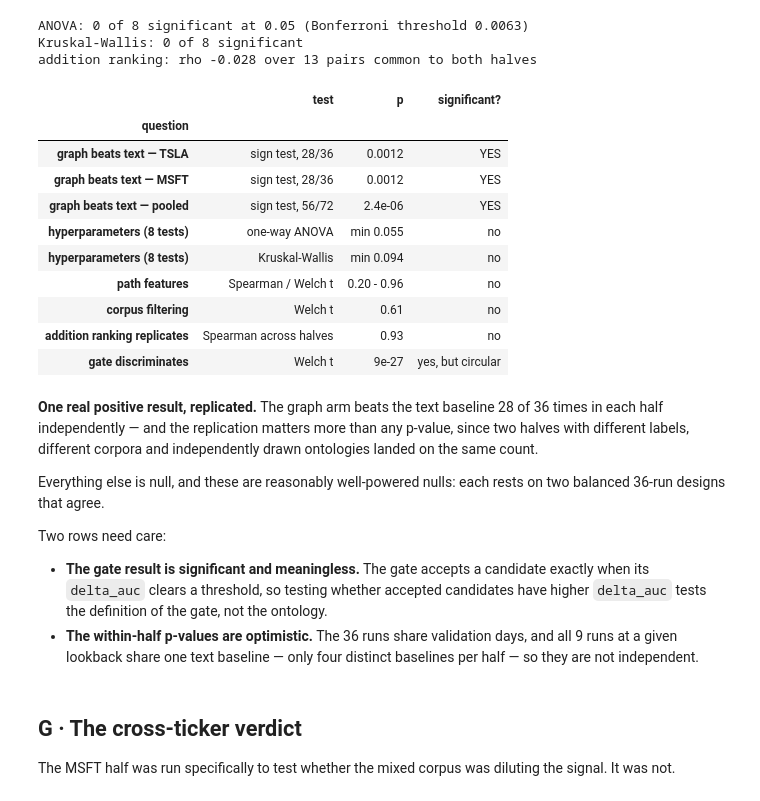
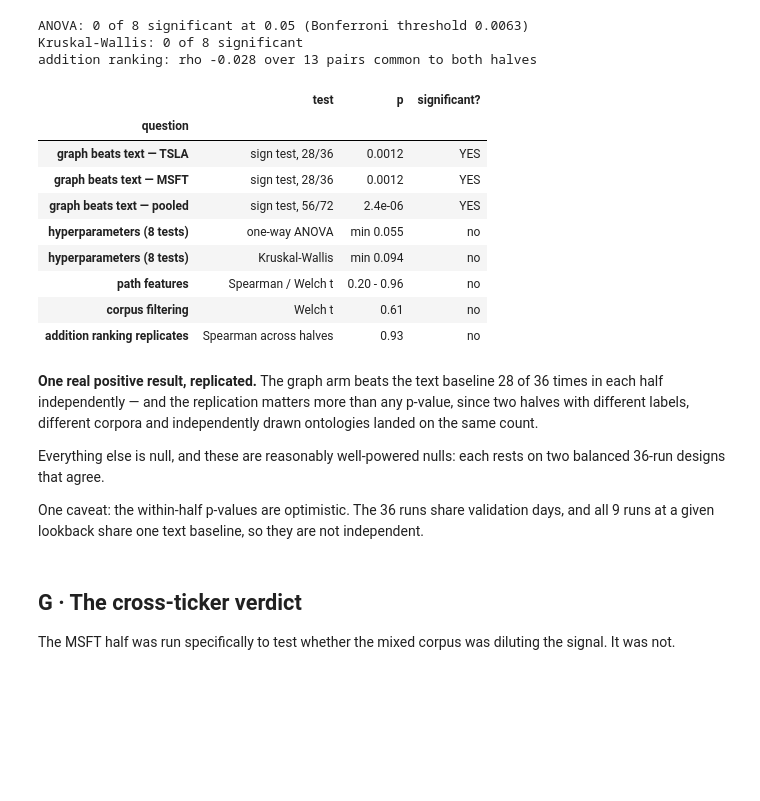
Before and after one commit to jjfrackowiak/finance-kg-builder, a Jupyter notebook: analysis/tsla_msft36_2026-08-14/report.ipynb, the cells around one changed output. Saved outputs shown, nothing was run; the diff lists cells and outputs as text; code cells hidden in the pictures; blank space fills up the shorter version.

```diff
--- a/analysis/tsla_msft36_2026-08-14/report.ipynb
+++ b/analysis/tsla_msft36_2026-08-14/report.ipynb
@@ -980,28 +974,26 @@ addition ranking: rho -0.028 over 13 pairs common to both halves
 # %%
 summary = pd.DataFrame([
     ("graph beats text — TSLA", "sign test, 28/36", f"{sign['TSLA']:.4f}", "YES"),
     ("graph beats text — MSFT", "sign test, 28/36", f"{sign['MSFT']:.4f}", "YES"),
     ("graph beats text — pooled", "sign test, 56/72", f"{sign['pooled']:.1e}", "YES"),
     ("hyperparameters (8 tests)", "one-way ANOVA", f"min {anova.p.min():.3f}", "no"),
     ("hyperparameters (8 tests)", "Kruskal-Wallis", f"min {kw.p.min():.3f}", "no"),
     ("path features", "Spearman / Welch t", f"{min(path_p):.2f} - {max(path_p):.2f}", "no"),
     ("corpus filtering", "Welch t", f"{corpus_p:.2f}", "no"),
     ("addition ranking replicates", "Spearman across halves", f"{p_replic:.2f}", "no"),
-    ("gate discriminates", "Welch t", f"{gate_p:.0e}", "yes, but circular"),
 ], columns=["question", "test", "p", "significant?"])
 summary.set_index("question")
 # %% [output]
 |  | test | p | significant? |
 | question |  |  |  |
 | graph beats text — TSLA | sign test, 28/36 | 0.0012 | YES |
 | graph beats text — MSFT | sign test, 28/36 | 0.0012 | YES |
 | graph beats text — pooled | sign test, 56/72 | 2.4e-06 | YES |
 | hyperparameters (8 tests) | one-way ANOVA | min 0.055 | no |
 | hyperparameters (8 tests) | Kruskal-Wallis | min 0.094 | no |
 | path features | Spearman / Welch t | 0.20 - 0.96 | no |
 | corpus filtering | Welch t | 0.61 | no |
 | addition ranking replicates | Spearman across halves | 0.93 | no |
-| gate discriminates | Welch t | 9e-27 | yes, but circular |
 # %% [markdown]
 **One real positive result, replicated.** The graph arm beats the text baseline 28 of 36
 times in each half independently — and the replication matters more than any p-value, since
@@ -1011,14 +1003,8 @@ landed on the same count.
 Everything else is null, and these are reasonably well-powered nulls: each rests on two
 balanced 36-run designs that agree.
 
-Two rows need care:
-
-- **The gate result is significant and meaningless.** The gate accepts a candidate exactly
-  when its `delta_auc` clears a threshold, so testing whether accepted candidates have
-  higher `delta_auc` tests the definition of the gate, not the ontology.
-- **The within-half p-values are optimistic.** The 36 runs share validation days, and all 9
-  runs at a given lookback share one text baseline — only four distinct baselines per half —
-  so they are not independent.
+One caveat: the within-half p-values are optimistic. The 36 runs share validation days,
+and all 9 runs at a given lookback share one text baseline, so they are not independent.
 # %% [markdown]
 ## G · The cross-ticker verdict
 
```
Also changed, not shown: parts of 1 cell of this notebook, 2 other files.
